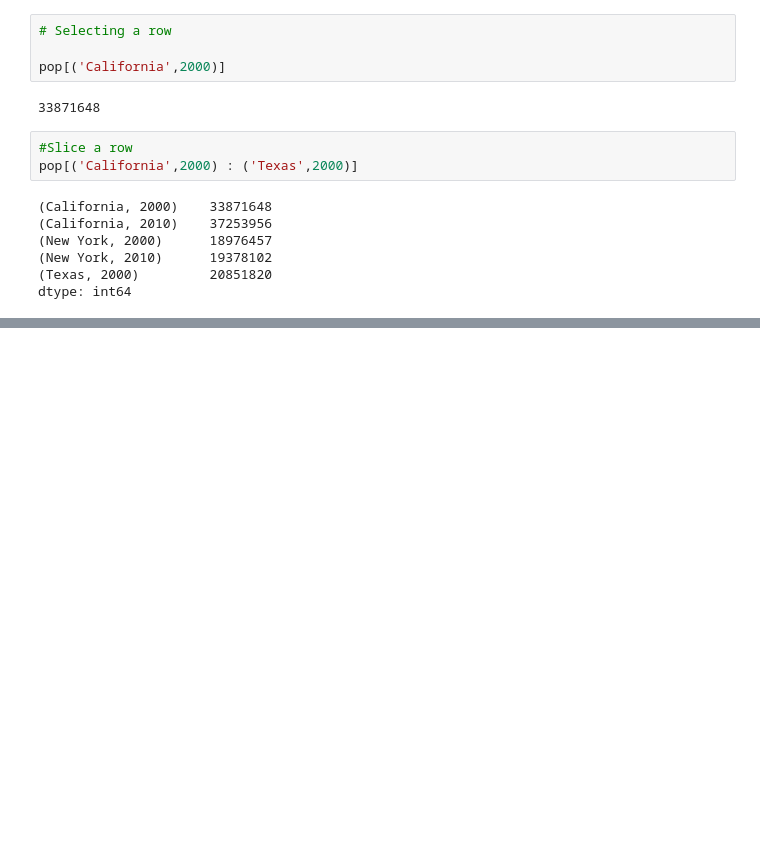
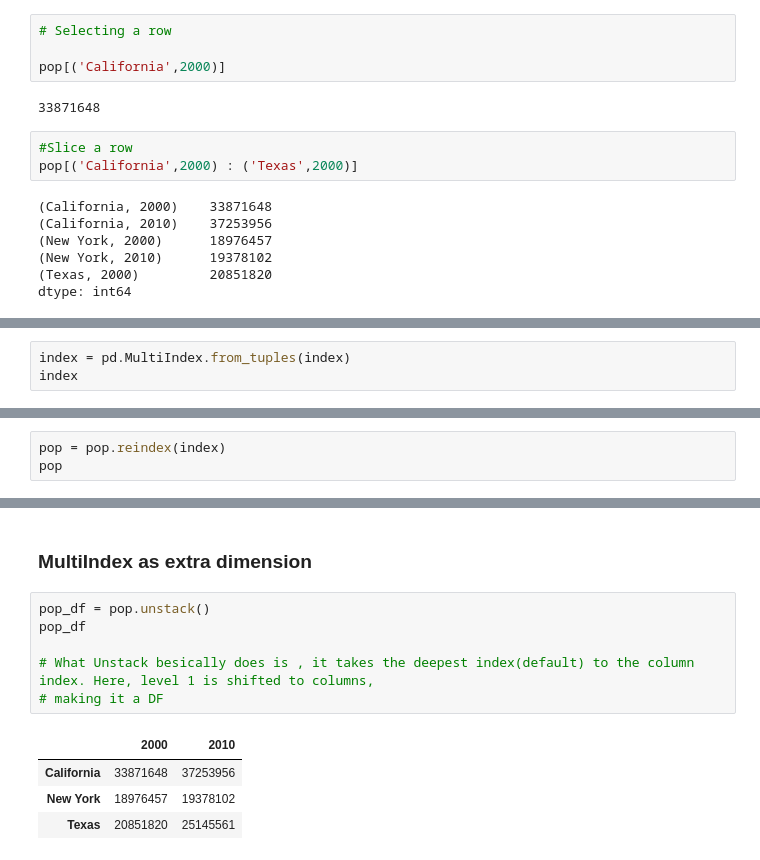
Before and after one commit to shredder47/Data-Science-Using-Python, a Jupyter notebook: DS_Pandas.ipynb, the cells around one changed output, grey strips where cells are left out. Cells and saved outputs as stored; diff of their text form; blank space fills up the shorter version.

```diff
--- a/DS_Pandas.ipynb
+++ b/DS_Pandas.ipynb
@@ -761,0 +775,3 @@ dtype: int64
+# %%
+index = pd.MultiIndex.from_tuples(index)
+index
@@ -761,0 +786,3 @@ dtype: int64
+# %%
+pop = pop.reindex(index)
+pop
@@ -761,0 +825,13 @@ dtype: int64
+# %% [markdown]
+### MultiIndex as extra dimension
+# %%
+pop_df = pop.unstack()
+pop_df
+
+# What Unstack besically does is , it takes the deepest index(default) to the column index. Here, level 1 is shifted to columns,
+# making it a DF
+# %% [output]
+|  | 2000 | 2010 |
+| California | 33871648 | 37253956 |
+| New York | 18976457 | 19378102 |
+| Texas | 20851820 | 25145561 |
```
Also changed, not shown: parts of 19 cells of this notebook.
